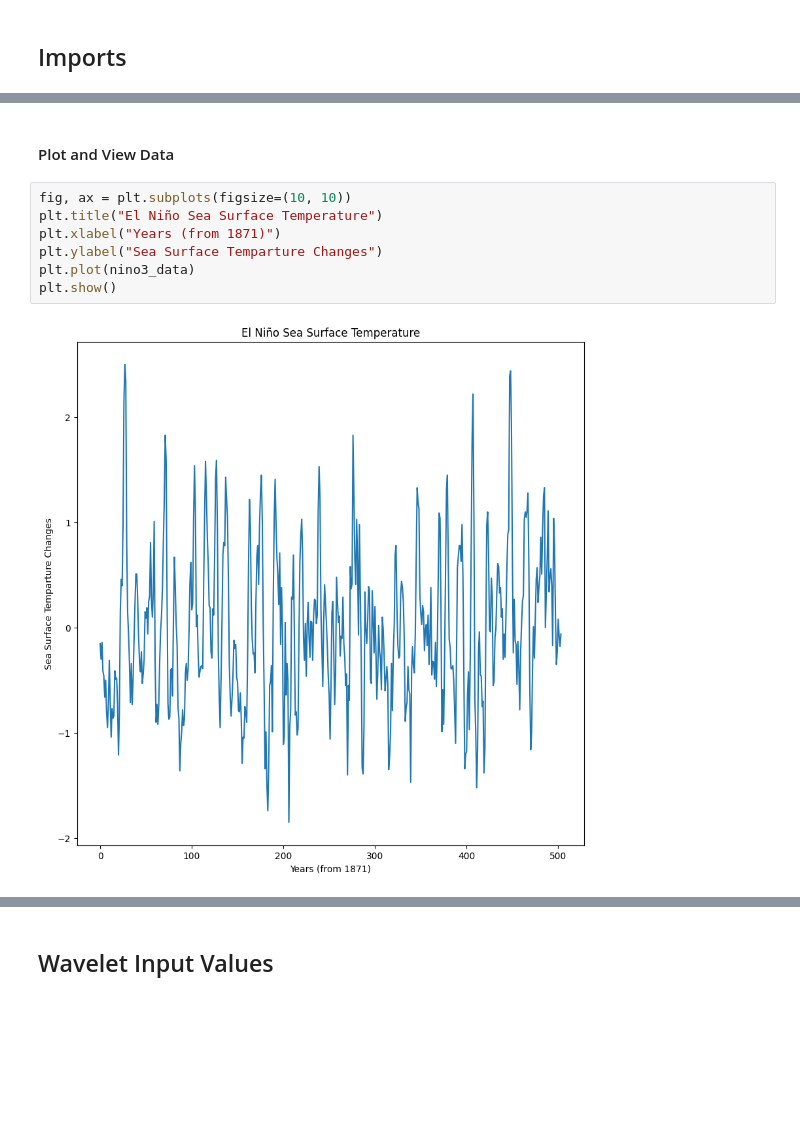
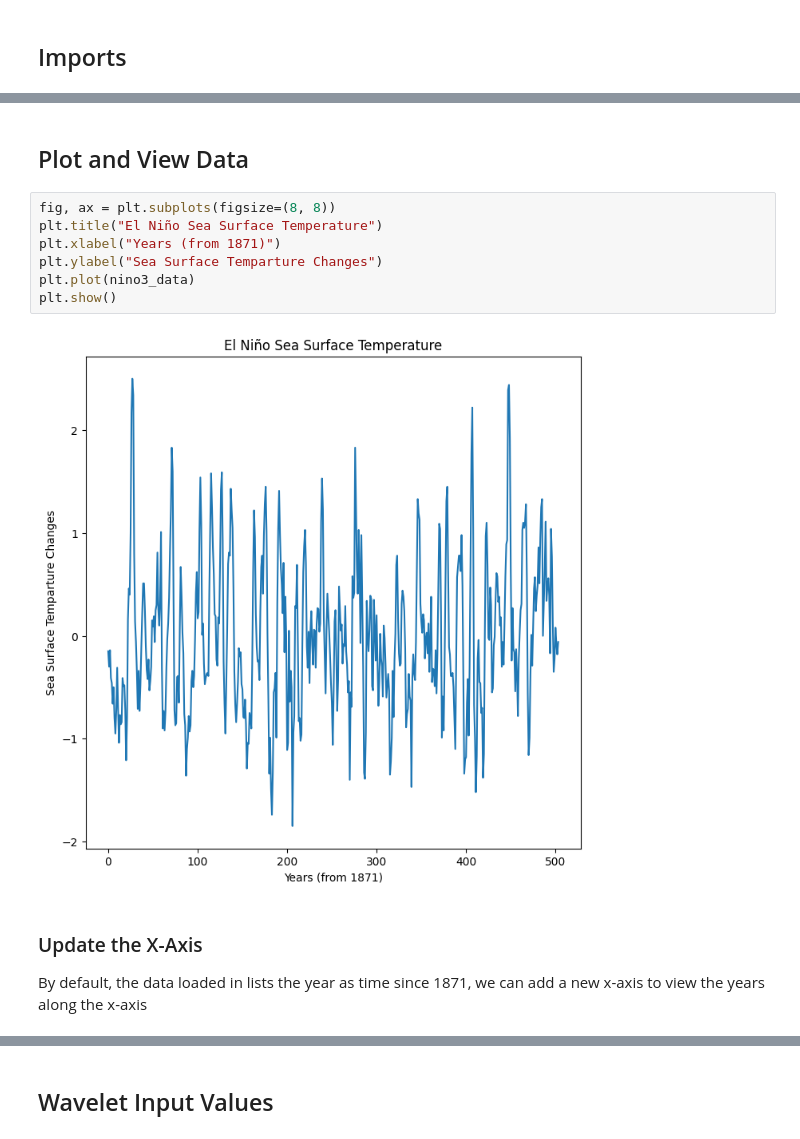
Before and after one commit to projectpythia-mystmd/wavelet-cookbook, a Jupyter notebook: notebooks/example-workflows/nino3.ipynb, the cells around one changed output, grey strips where cells are left out. Saved outputs shown, nothing was run; the diff lists cells and outputs as text; blank space fills up the shorter version.

```diff
--- a/notebooks/example-workflows/nino3.ipynb
+++ b/notebooks/example-workflows/nino3.ipynb
@@ -81,11 +60,14 @@ print(nino3_data)
 # %% [markdown]
-#### Plot and View Data
+## Plot and View Data
 # %%
-fig, ax = plt.subplots(figsize=(10, 10))
+fig, ax = plt.subplots(figsize=(8, 8))
 plt.title("El Niño Sea Surface Temperature")
 plt.xlabel("Years (from 1871)")
 plt.ylabel("Sea Surface Temparture Changes")
 plt.plot(nino3_data)
 plt.show()
 # %% [output]
-[figure, old version]
+[figure, new version]
+# %% [markdown]
+### Update the X-Axis
+By default, the data loaded in lists the year as time since 1871, we can add a new x-axis to view the years along the x-axis
```
Also changed, not shown: parts of 24 cells of this notebook, 4 other files.
